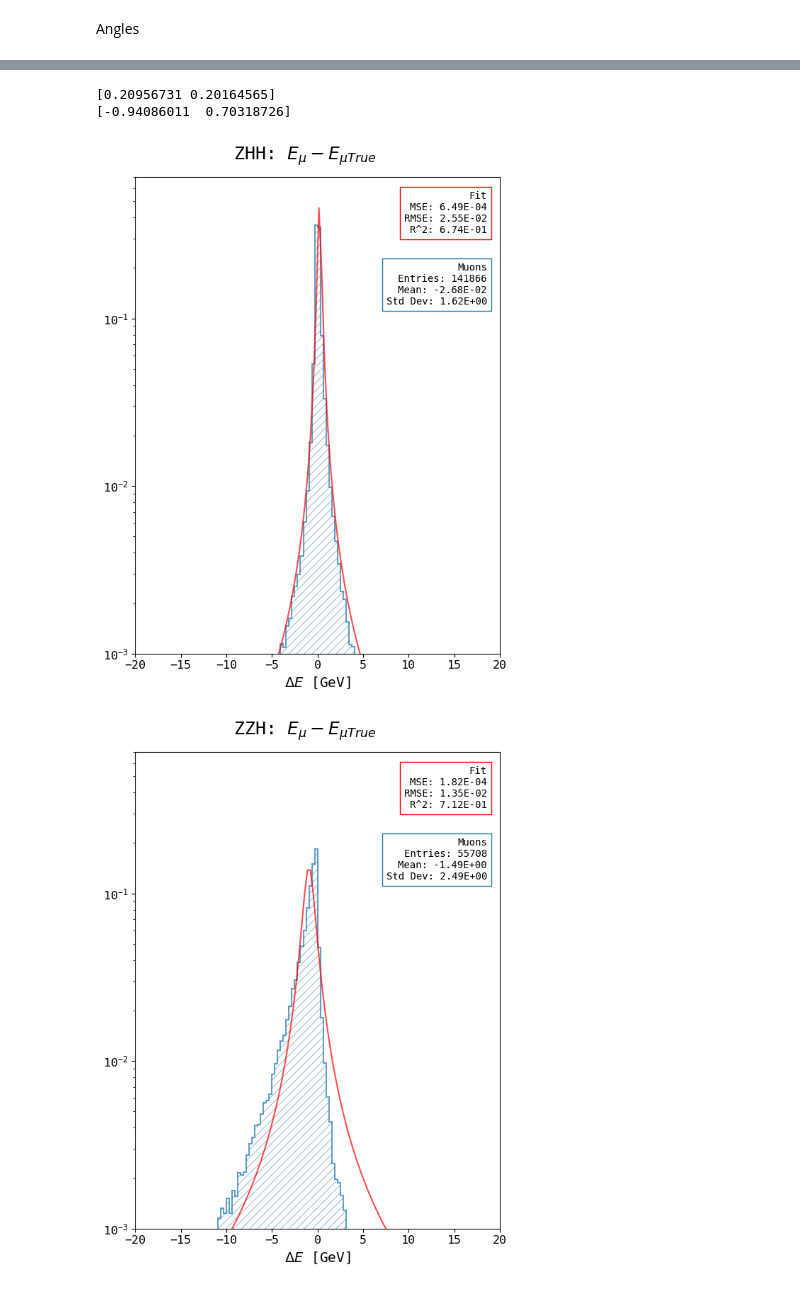
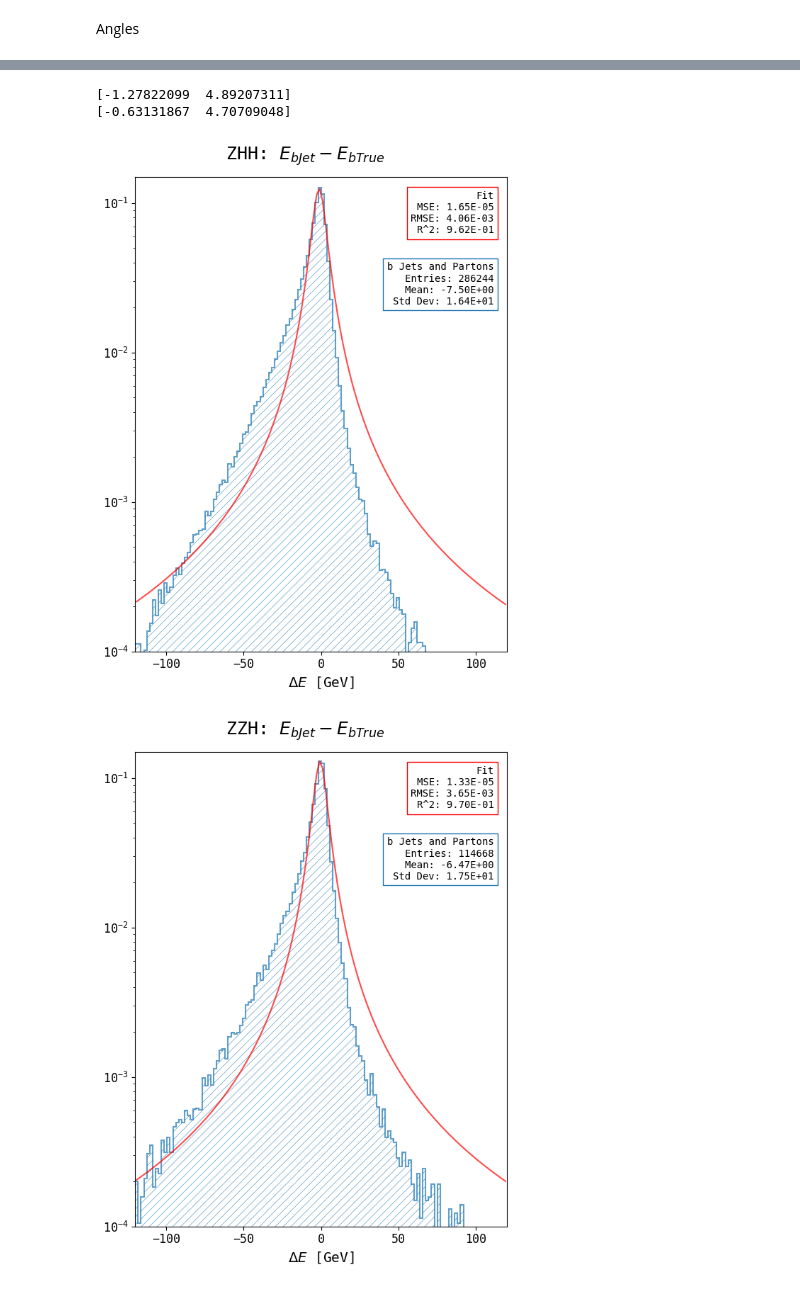
Before and after one commit to nVentis/MEM_HEP, a Jupyter notebook: notebooks/results/2_jet_transfer_functions.ipynb, the cells around one changed output, grey strips where cells are left out. Drawn from its saved outputs; the diff is of its cells as text; code cells hidden in the pictures.

```diff
--- a/notebooks/results/2_jet_transfer_functions.ipynb
+++ b/notebooks/results/2_jet_transfer_functions.ipynb
@@ -13,7 +13,7 @@ import json
 
 repo_dir = '/afs/desy.de/user/b/bliewert/public/MarlinWorkdirs/MEM_HEP'
 # %%
-df = import_true_reco()
+df = import_true_reco(file_name='compare_truejet_matchingreco.root')
 zhh = df[df['is_zhh'] == 1]
 zzh = df[df['is_zzh'] == 1]
 
@@ -88,36 +249,35 @@ with open(f'{repo_dir}/notebooks/results/1_muons_angles_sep_fitparams.txt', 'w',
 # %%
 fit = "lorentz"
 figures = []
 fitparams = []
 
 for key in data:
     df = data[key]
     transfer_data_reco = []
     transfer_data_true = []
 
-    for i in range(1, 3):
-        transfer_data_reco.append(df[f"lep{i}_e"])
-        transfer_data_true.append(df[f"true_lep{i}_e"])
+    for i in range(1, 5):
+        transfer_data_reco.append(df[f"jet{i}_e"])
+        transfer_data_true.append(df[f"parton{i}_e"])
 
     transfer_data_reco = np.array(transfer_data_reco).flatten()
     transfer_data_true = np.array(transfer_data_true).flatten()
 
-    fig, popts = plot_transfer([(transfer_data_reco, transfer_data_true)], f"{key.upper()}", fit=fit, xlim=(-20, 20),
-                  true_label=r"\mu True", reco_label=r"\mu", ylim=(0.001, 0.7), yscale='log',
-                  plot_args={ 'scientific_stats': True, 'x': 'Muons', 'xlim_binning': (-20,20) });
+    figure, popts = plot_transfer([(transfer_data_reco, transfer_data_true)], f"{key.upper()}", fit=fit, xlim=(-120, 120),
+                  true_label=r"b True", reco_label=r"b Jet", ylim=(.0001, .15), yscale='log',
+                  plot_args={ 'scientific_stats': True, 'x': 'b Jets and Partons', 'xlim_binning': (-120,120) });
 
-    figures.append(fig[0])
-    for popt in popts:
-        fitparams.append(popt.tolist())
+    for fig in figure: figures.append(fig)
+    for popt in popts: fitparams.append(popt.tolist() if popt is not None else None)
 
-export_figures(f'{repo_dir}/notebooks/results/1_muon_energy.pdf', figures)
-with open(f'{repo_dir}/notebooks/results/1_muon_energy_fitparams.txt', 'w', encoding='utf-8') as file:
+export_figures(f'{repo_dir}/notebooks/results/2_jet_energy_lorentz.pdf', figures)
+with open(f'{repo_dir}/notebooks/results/2_jet_energy_fitparams_lorentz.txt', 'w', encoding='utf-8') as file:
     json.dump(fitparams, file, ensure_ascii=False, indent=4)
 # %% [output]
-[0.20956731 0.20164565]
-[-0.94086011  0.70318726]
+[-1.27822099  4.89207311]
+[-0.63131867  4.70709048]
-[figure, old version]
+[figure, new version]
-[figure, old version]
+[figure, new version]
 # %%
 module_reload('analysis')
 from analysis.import_data import import_true_reco
```
Also changed, not shown: parts of 11 cells of this notebook, 44 other files.
